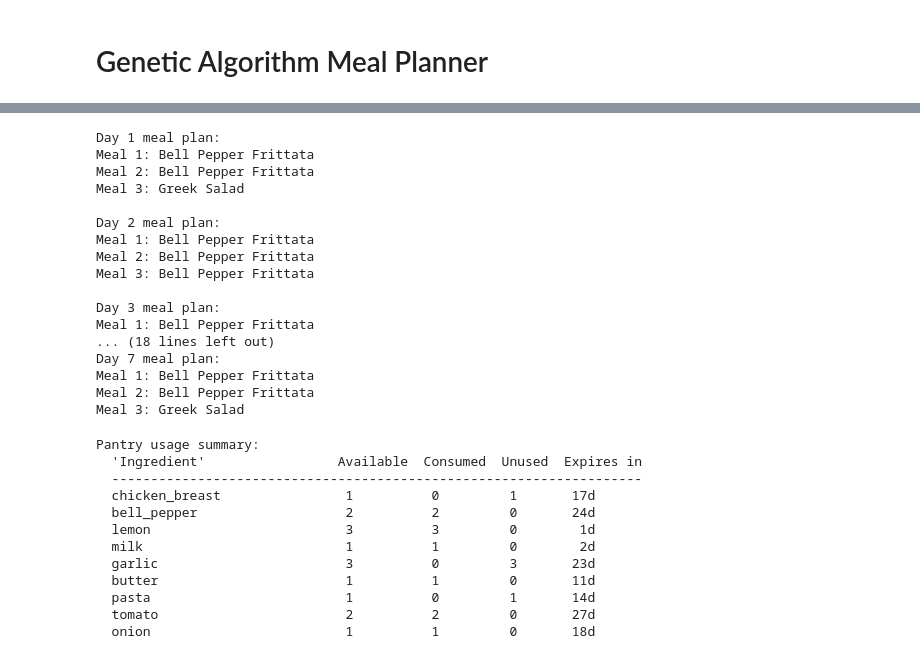
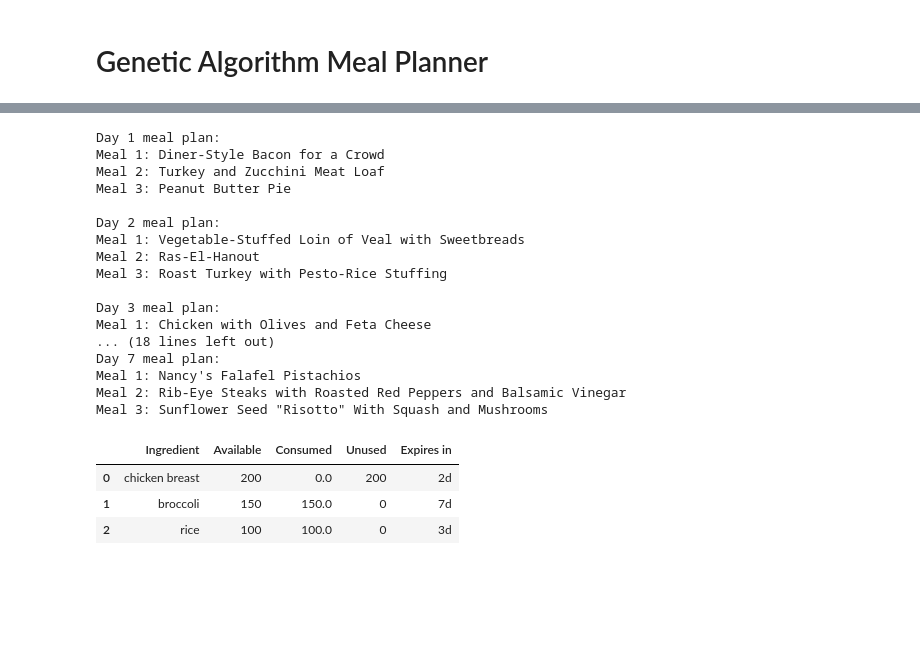
Before and after one commit to shappadappa/ICT3909-FYP, a Jupyter notebook: GAMealPlanner.ipynb, the cells around one changed output, grey strips where cells are left out. Cells and saved outputs as stored; diff of their text form; code cells hidden in the pictures; blank space fills up the shorter version.

```diff
--- a/GAMealPlanner.ipynb
+++ b/GAMealPlanner.ipynb
@@ -80,27 +161,27 @@ for day in range(7):
     print(f"\nDay {day + 1} meal plan:")
 
     for meal in range(3):
-        recipe = recipes [int(best_meal_plan [day * 3 + meal])]
+        recipe = meal_planning_environment.recipes[int(best_meal_plan[day * 3 + meal])]
 
         print(f"Meal {meal + 1}: {recipe.name}")
 # %% [output]
 Day 1 meal plan:
-Meal 1: Bell Pepper Frittata
-Meal 2: Bell Pepper Frittata
-Meal 3: Greek Salad
+Meal 1: Diner-Style Bacon for a Crowd
+Meal 2: Turkey and Zucchini Meat Loaf
+Meal 3: Peanut Butter Pie
 
 Day 2 meal plan:
-Meal 1: Bell Pepper Frittata
-Meal 2: Bell Pepper Frittata
-Meal 3: Bell Pepper Frittata
+Meal 1: Vegetable-Stuffed Loin of Veal with Sweetbreads
+Meal 2: Ras-El-Hanout
+Meal 3: Roast Turkey with Pesto-Rice Stuffing
 
 Day 3 meal plan:
-Meal 1: Bell Pepper Frittata
+Meal 1: Chicken with Olives and Feta Cheese
 ... (18 lines left out)
 Day 7 meal plan:
-Meal 1: Bell Pepper Frittata
-Meal 2: Bell Pepper Frittata
-Meal 3: Greek Salad
+Meal 1: Nancy's Falafel Pistachios
+Meal 2: Rib-Eye Steaks with Roasted Red Peppers and Balsamic Vinegar
+Meal 3: Sunflower Seed "Risotto" With Squash and Mushrooms
 # %%
 # going through the best meal plan and calculating how much of each ingredient is consumed from the pantry
 
@@ -116,27 +197,30 @@ for index in best_meal_plan:
 # %%
-print("Pantry usage summary:")
-print(f"  {chr(39)}Ingredient{chr(39):<16}  Available  Consumed  Unused  Expires in")
-print("  " + "-" * 68)
+import pandas as pd
+
+pantry_data = []
 
 for ingredient in pantry.ingredients:
-    available = pantry_stock [ingredient.name]
+    available = pantry_stock[ingredient.name]
     used = consumed_stock.get(ingredient.name, 0)
     unused = max(0, available - used)
-    days = days_until_expiry [ingredient.name]
+    days = days_until_expiry[ingredient.name]
     expiry_str = str(days) + "d"
-    flag = " !" if days <= 3 and unused > 0 else ""
-    print(f"  {ingredient.name:<20} {available:>10} {used:>10} {unused:>9} {expiry_str:>9}{flag}")
+    pantry_data.append(
+        {
+            "Ingredient": ingredient.name,
+            "Available": available,
+            "Consumed": used,
+            "Unused": unused,
+            "Expires in": expiry_str,
+        }
+    )
+
+pantry_data_df = pd.DataFrame(pantry_data)
+
+pantry_data_df
 # %% [output]
-Pantry usage summary:
-  'Ingredient'                 Available  Consumed  Unused  Expires in
-  --------------------------------------------------------------------
-  chicken_breast                1          0         1       17d
-  bell_pepper                   2          2         0       24d
-  lemon                         3          3         0        1d
-  milk                          1          1         0        2d
-  garlic                        3          0         3       23d
-  butter                        1          1         0       11d
-  pasta                         1          0         1       14d
-  tomato                        2          2         0       27d
-  onion                         1          1         0       18d
+|  | Ingredient | Available | Consumed | Unused | Expires in |
+| 0 | chicken breast | 200 | 0.0 | 200 | 2d |
+| 1 | broccoli | 150 | 150.0 | 0 | 7d |
+| 2 | rice | 100 | 100.0 | 0 | 3d |
 # %%
```
Also changed, not shown: parts of 27 cells of this notebook, 18 other files.
